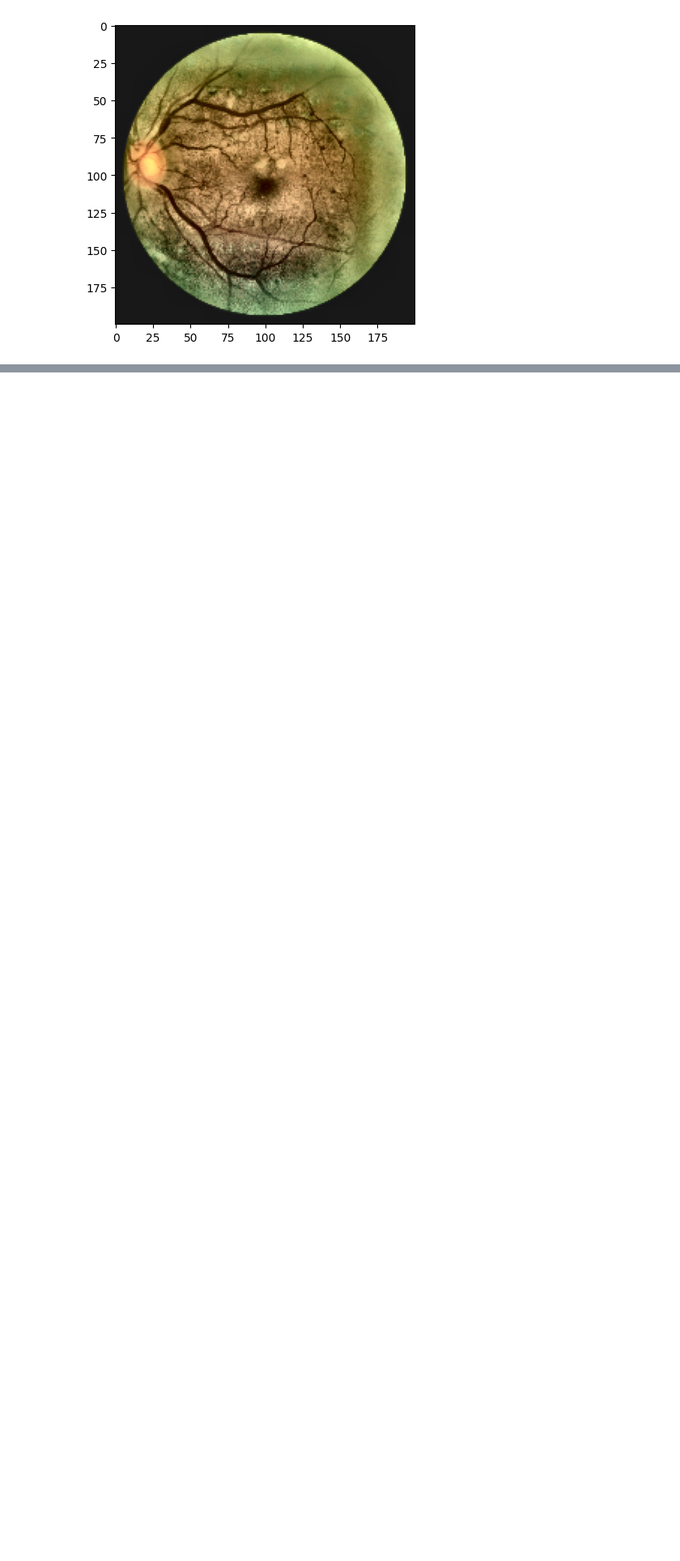
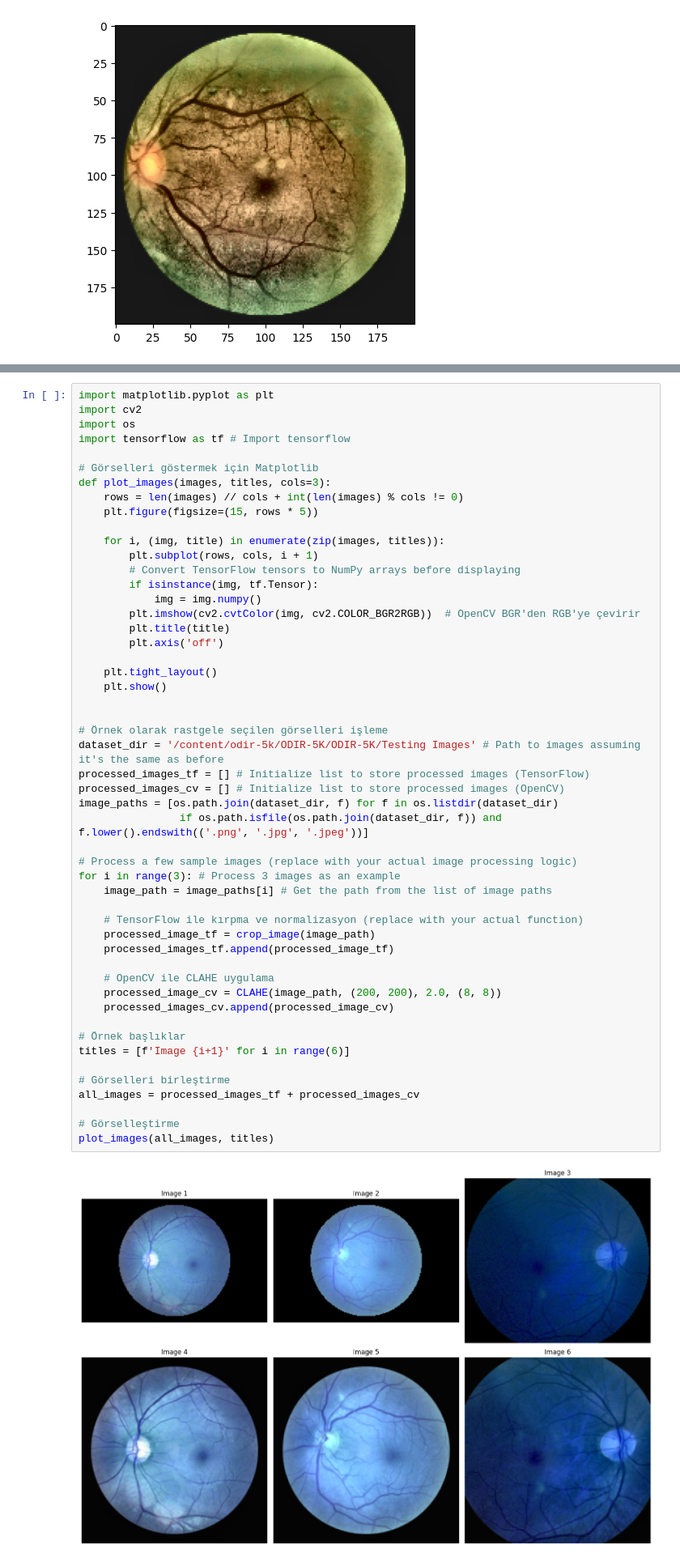
Before and after one commit to SefiyeArican/Ocular-Disease-Recognition, a Jupyter notebook: Fundus_Image_Processing.ipynb, the cells around one changed output, grey strips where cells are left out. Shown at 81% size. Drawn from its saved outputs; the diff is of its cells as text; blank space fills up the shorter version.

```diff
--- a/Fundus_Image_Processing.ipynb
+++ b/Fundus_Image_Processing.ipynb
@@ -542,3 +577,56 @@ test.shape
+# %%
+import matplotlib.pyplot as plt
+import cv2
+import os
+import tensorflow as tf # Import tensorflow
+
+# Görselleri göstermek için Matplotlib
+def plot_images(images, titles, cols=3):
+    rows = len(images) // cols + int(len(images) % cols != 0)
+    plt.figure(figsize=(15, rows * 5))
+
+    for i, (img, title) in enumerate(zip(images, titles)):
+        plt.subplot(rows, cols, i + 1)
+        # Convert TensorFlow tensors to NumPy arrays before displaying
+        if isinstance(img, tf.Tensor):
+            img = img.numpy()
+        plt.imshow(cv2.cvtColor(img, cv2.COLOR_BGR2RGB))  # OpenCV BGR'den RGB'ye çevirir
+        plt.title(title)
+        plt.axis('off')
+
+    plt.tight_layout()
+    plt.show()
+
+
+# Örnek olarak rastgele seçilen görselleri işleme
+dataset_dir = '/content/odir-5k/ODIR-5K/ODIR-5K/Testing Images' # Path to images assuming it's the same as before
+processed_images_tf = [] # Initialize list to store processed images (TensorFlow)
+processed_images_cv = [] # Initialize list to store processed images (OpenCV)
+image_paths = [os.path.join(dataset_dir, f) for f in os.listdir(dataset_dir)
+                if os.path.isfile(os.path.join(dataset_dir, f)) and f.lower().endswith(('.png', '.jpg', '.jpeg'))]
+
+# Process a few sample images (replace with your actual image processing logic)
+for i in range(3): # Process 3 images as an example
+    image_path = image_paths[i] # Get the path from the list of image paths
+
+    # TensorFlow ile kırpma ve normalizasyon (replace with your actual function)
+    processed_image_tf = crop_image(image_path)
+    processed_images_tf.append(processed_image_tf)
+
+    # OpenCV ile CLAHE uygulama
+    processed_image_cv = CLAHE(image_path, (200, 200), 2.0, (8, 8))
+    processed_images_cv.append(processed_image_cv)
+
+# Örnek başlıklar
+titles = [f'Image {i+1}' for i in range(6)]
+
+# Görselleri birleştirme
+all_images = processed_images_tf + processed_images_cv
+
+# Görselleştirme
+plot_images(all_images, titles)
+# %% [output]
+[figure, added]
 # %%
 import os
 import cv2
```
Also changed, not shown: parts of 6 cells of this notebook.
